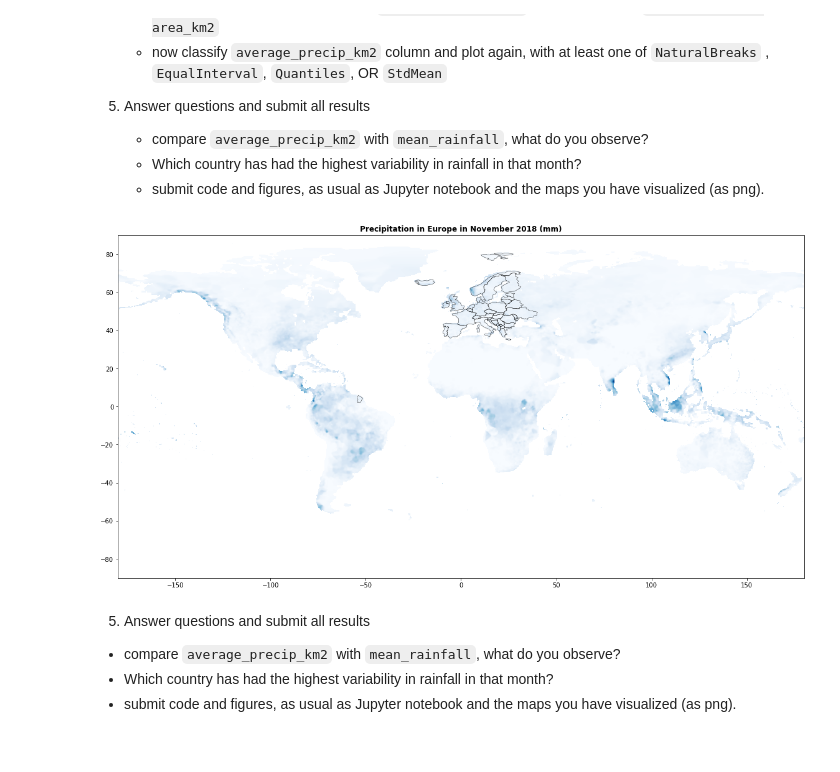
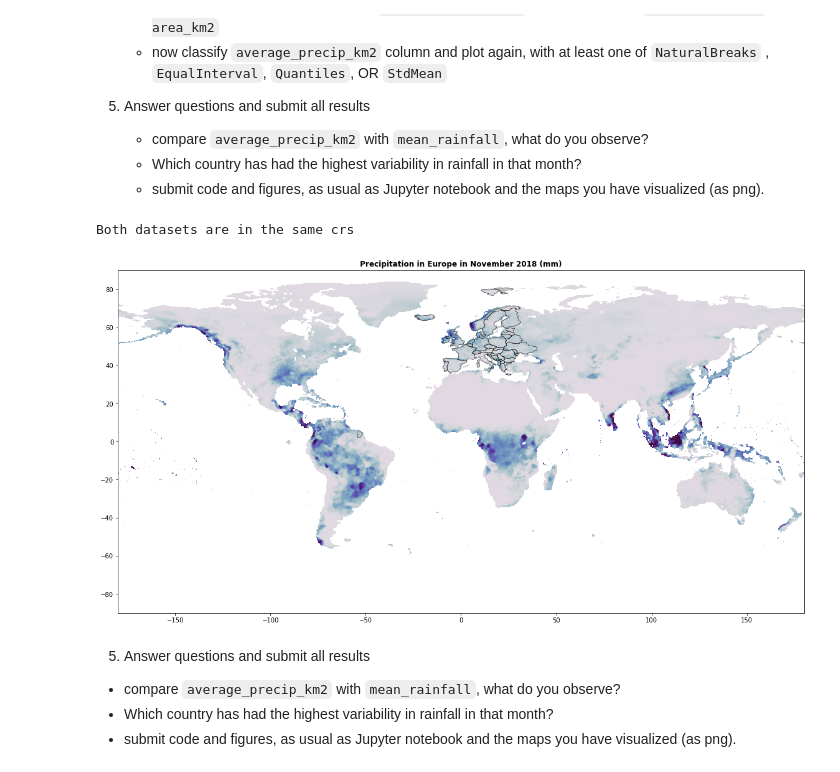
Before and after one commit to Bakhtiyar-Garashov/GeoPython2020, a Jupyter notebook: Assignment3/assignment3.ipynb, the cells around one changed output. Cells and saved outputs as stored; diff of their text form; code cells hidden in the pictures.

```diff
--- a/Assignment3/assignment3.ipynb
+++ b/Assignment3/assignment3.ipynb
@@ -88,17 +88,22 @@ euro_lowres='europe_lowres.shp'
 euro_countries=gpd.read_file(euro_lowres)
 
 precip_dataset = rasterio.open('gpcc_precip_2018_11.tif')
+
+if euro_countries.crs==precip_dataset.crs:
+    print("Both datasets are in the same crs")
+# %% [output]
+Both datasets are in the same crs
 # %%
 # 2.  basic plot
 fig, ax = plt.subplots(figsize=(16, 16))
 
-euro_countries.plot(ax=ax, facecolor="none", edgecolor='black', lw=0.4)
-show(precip_dataset,cmap='Blues',title='Precipitation in Europe in November 2018 (mm)',ax=ax)
+euro_countries.plot(ax=ax, facecolor="none", edgecolor='black', lw=0.5)
+show(precip_dataset,cmap='twilight',title='Precipitation in Europe in November 2018 (mm)',ax=ax)
 plt.tight_layout()
 
 plt.savefig('precip_map.png')
 # %% [output]
-[figure, old version]
+[figure, new version]
 # %%
 # 3.  zonal raster statictics
 # %%
```
Also changed, not shown: 1 other file.
